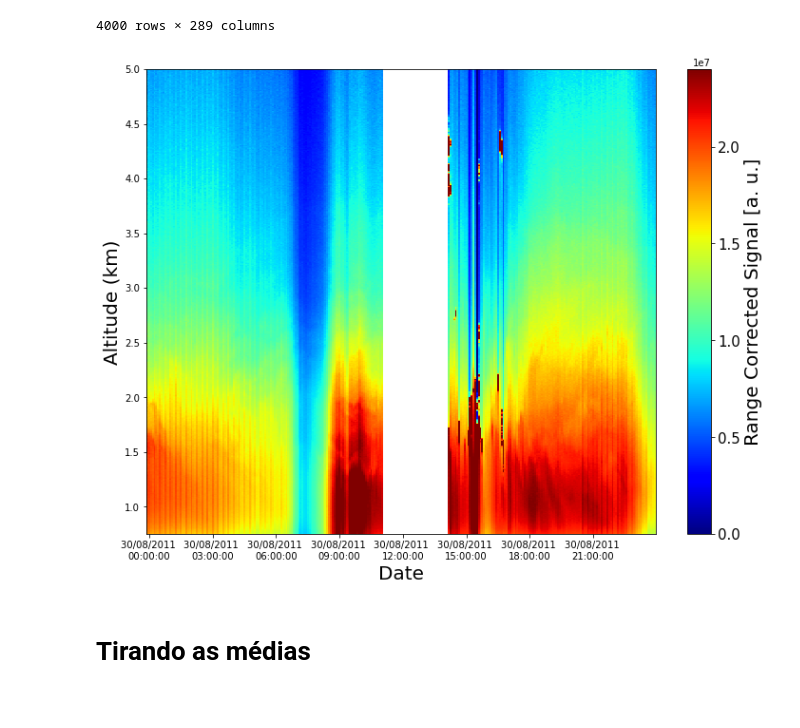
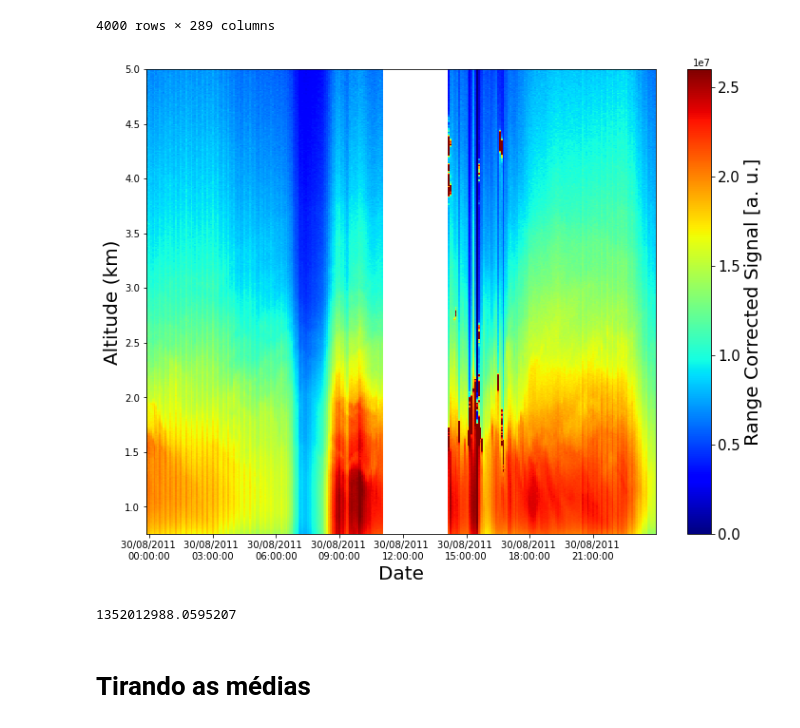
Before and after one commit to hmjbarbosa/RMlicelPython, a Jupyter notebook: Rotina.ipynb, the cells around one changed output. Cells and saved outputs as stored; diff of their text form; code cells hidden in the pictures.

```diff
--- a/Rotina.ipynb
+++ b/Rotina.ipynb
@@ -207,30 +204,33 @@ data_pr2
 # %%
 norm = colors.LogNorm()
 
 fig, ax = plt.subplots(figsize = (12,9))
 
-psm = ax.pcolormesh(data_pr2.columns, alt*1e-3, (data_pr2), vmin = 0, vmax=2.4e7, cmap='jet')
+psm = ax.pcolormesh(data_pr2.columns, alt*1e-3, (data_pr2), vmin = 0, vmax=2.6e7, cmap='jet')
 
 cbar = fig.colorbar(psm, ax=ax, label = "Range Corrected Signal [a. u.]")
 
 ax.set_xlabel("Date", fontsize=20)
 
 ax.set_ylabel("Altitude (km)", fontsize=20)
 
 ax.set_ylim(0.75, 5)
 
 cbar.ax.tick_params(labelsize=15)
 
 ax.figure.axes[-1].yaxis.label.set_size(20)
 
 date_form = DateFormatter("%d/%m/%Y \n%H:%M:%S")
 ax.xaxis.set_major_formatter(date_form)
 
 plt.show()
 # %% [output]
-[figure, old version]
+[figure, new version]
 # %%
 maximum_value = data_pr2.max().max()
+maximum_value
+# %% [output]
+1352012988.0595207
 # %% [markdown]
 # Tirando as médias
 # %%
```
Also changed, not shown: parts of 3 cells of this notebook, 56 other files.
